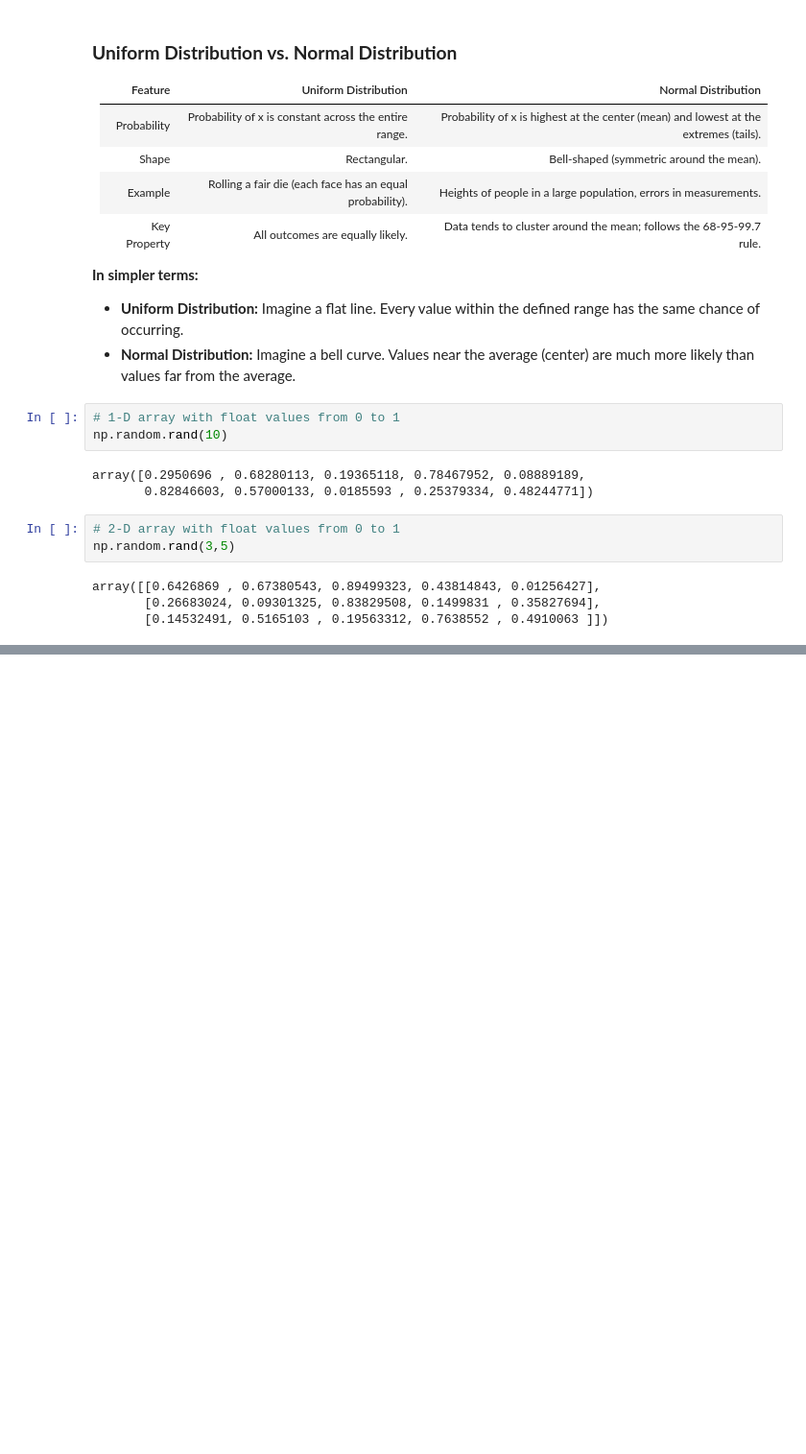
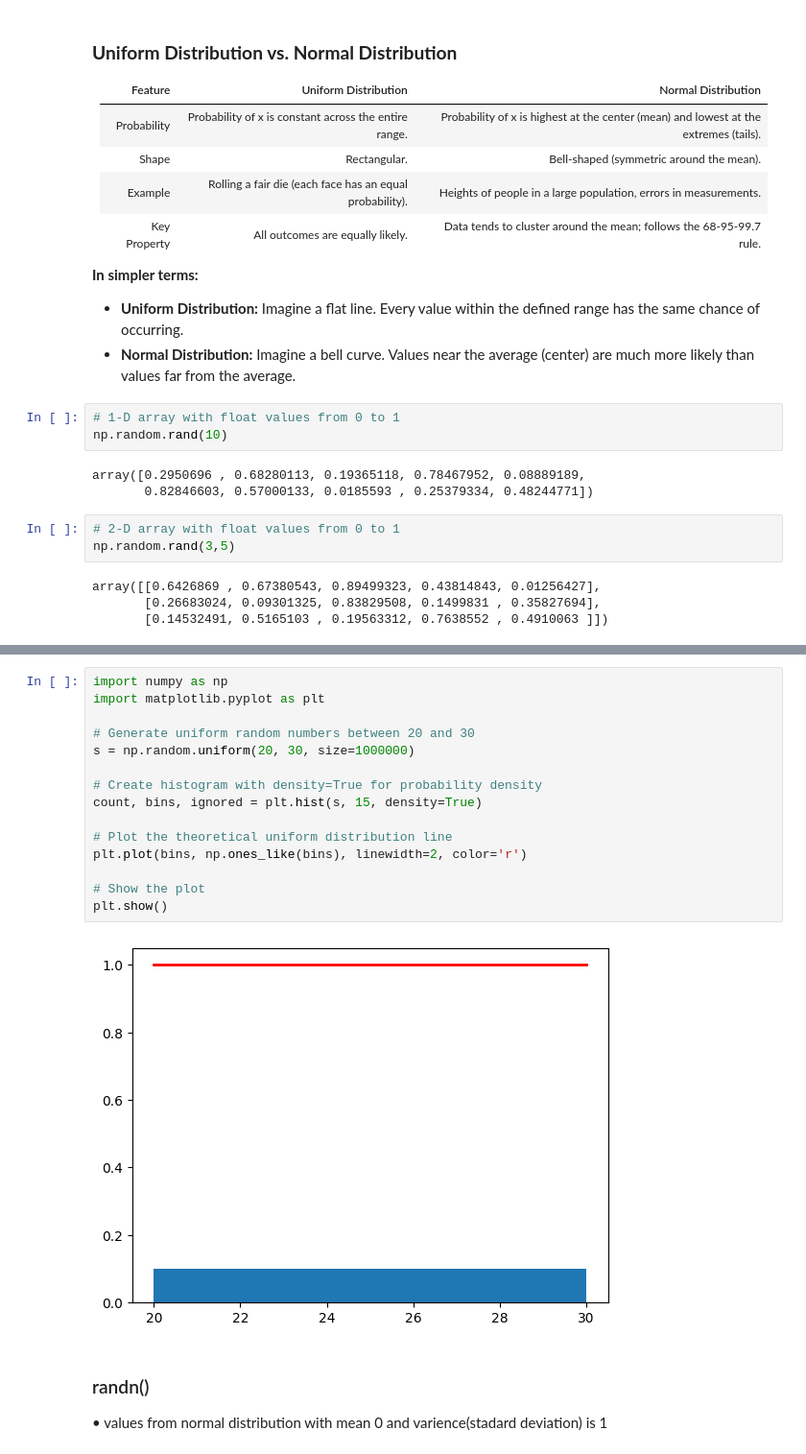
Before and after one commit to Akshayredekar07/Complete-Data-Science, a Jupyter notebook: S01.Numpy/C02. Creation of Numpy Arrays.ipynb, the cells around one changed output, grey strips where cells are left out. Shown: that part at 96% size. Saved outputs shown, nothing was run; the diff lists cells and outputs as text; blank space fills up the shorter version.

```diff
--- a/S01.Numpy/C02. Creation of Numpy Arrays.ipynb
+++ b/S01.Numpy/C02. Creation of Numpy Arrays.ipynb
@@ -951,0 +1020,20 @@ array([[0.6426869 , 0.67380543, 0.89499323, 0.43814843, 0.01256427],
+# %%
+import numpy as np
+import matplotlib.pyplot as plt
+
+# Generate uniform random numbers between 20 and 30
+s = np.random.uniform(20, 30, size=1000000)
+
+# Create histogram with density=True for probability density
+count, bins, ignored = plt.hist(s, 15, density=True)
+
+# Plot the theoretical uniform distribution line
+plt.plot(bins, np.ones_like(bins), linewidth=2, color='r')
+
+# Show the plot
+plt.show()
+# %% [output]
+[figure, added]
+# %% [markdown]
+### randn()
+• values from normal distribution with mean 0 and varience(stadard deviation) is 1
```
Also changed, not shown: parts of 16 cells of this notebook, 14 other files.
